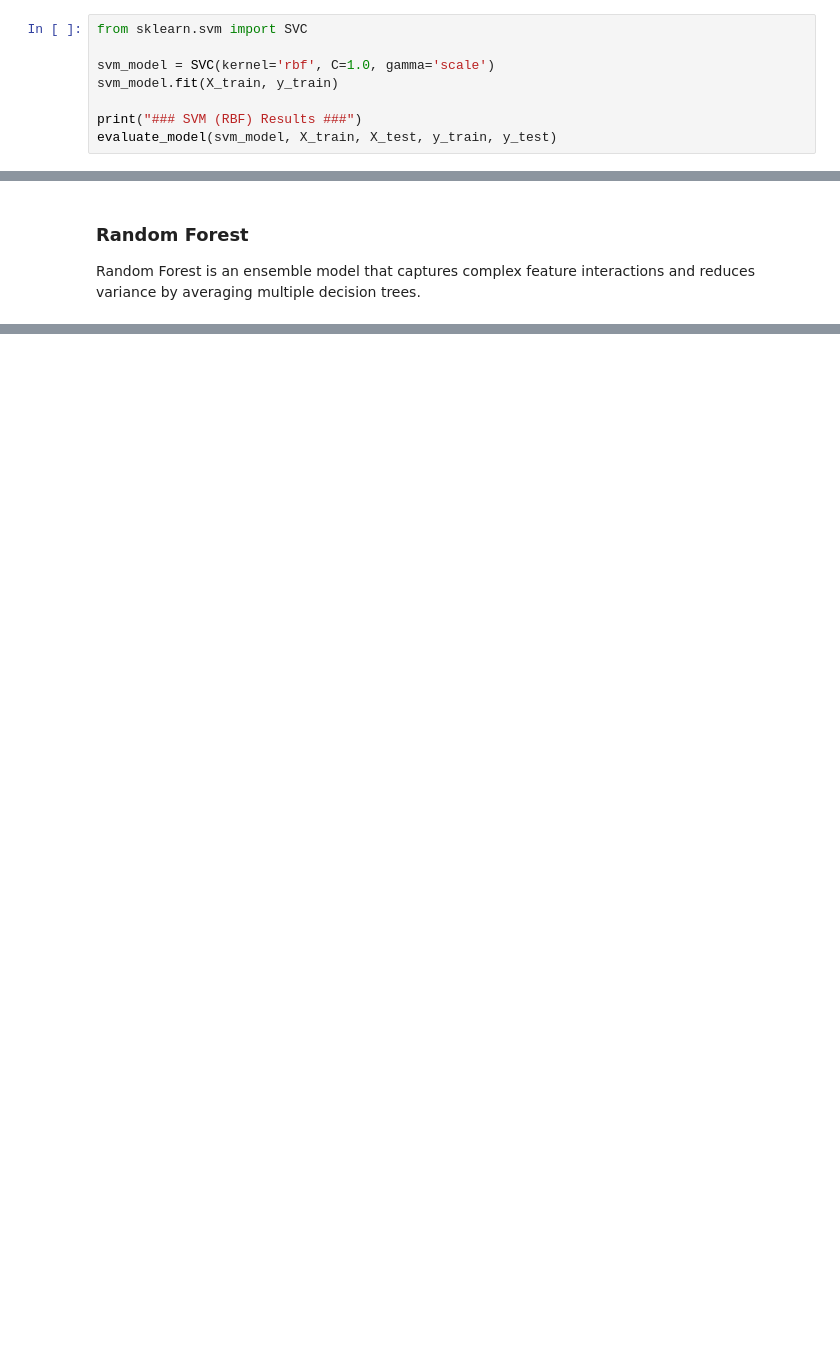
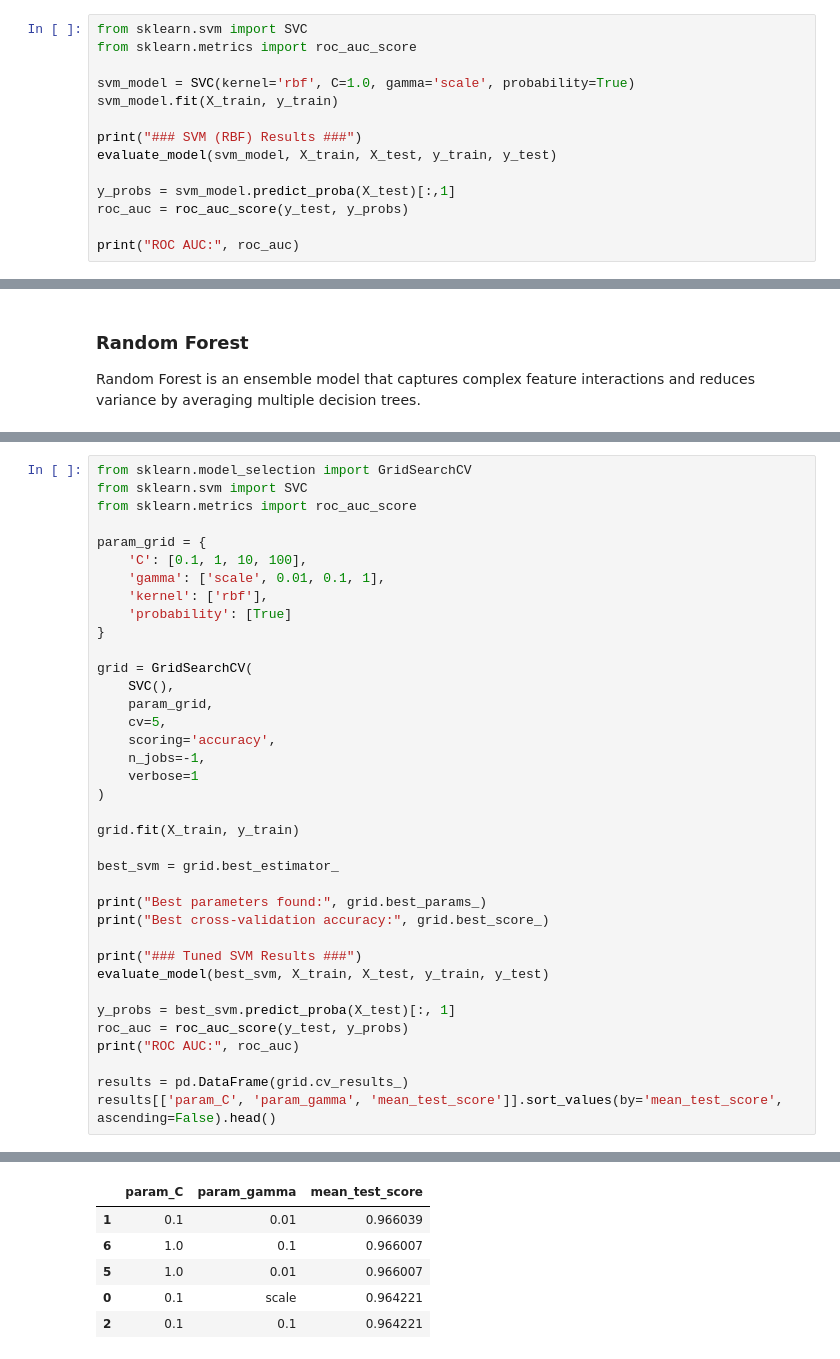
Before and after one commit to EnitaH/ml-classification-analysis, a Jupyter notebook: notebook/classification-analysis.ipynb, the cells around one changed output, grey strips where cells are left out. Saved outputs shown, nothing was run; the diff lists cells and outputs as text; blank space fills up the shorter version.

Commit message:
Add hyperparameter tuning using GridSearchCV

```diff
--- a/notebook/classification-analysis.ipynb
+++ b/notebook/classification-analysis.ipynb
@@ -315,9 +338,15 @@ for k in [3, 5, 7, 9]:
 SVM with an RBF kernel is used to capture non-linear relationships between features. Default hyperparameters (C=1.0, gamma='scale') are used to balance model flexibility and generalisation.
 # %%
 from sklearn.svm import SVC
+from sklearn.metrics import roc_auc_score
 
-svm_model = SVC(kernel='rbf', C=1.0, gamma='scale')
+svm_model = SVC(kernel='rbf', C=1.0, gamma='scale', probability=True)
 svm_model.fit(X_train, y_train)
 
 print("### SVM (RBF) Results ###")
 evaluate_model(svm_model, X_train, X_test, y_train, y_test)
+
+y_probs = svm_model.predict_proba(X_test)[:,1]
+roc_auc = roc_auc_score(y_test, y_probs)
+
+print("ROC AUC:", roc_auc)
@@ -350,0 +456,38 @@ for name, model in models.items():
+# %%
+from sklearn.model_selection import GridSearchCV
+from sklearn.svm import SVC
+from sklearn.metrics import roc_auc_score
+
+param_grid = {
+    'C': [0.1, 1, 10, 100],
+    'gamma': ['scale', 0.01, 0.1, 1],
+    'kernel': ['rbf'],
+    'probability': [True]
+}
+
+grid = GridSearchCV(
+    SVC(),
+    param_grid,
+    cv=5,
+    scoring='accuracy',
+    n_jobs=-1,
+    verbose=1
+)
+
+grid.fit(X_train, y_train)
+
+best_svm = grid.best_estimator_
+
+print("Best parameters found:", grid.best_params_)
+print("Best cross-validation accuracy:", grid.best_score_)
+
+print("### Tuned SVM Results ###")
+evaluate_model(best_svm, X_train, X_test, y_train, y_test)
+
+y_probs = best_svm.predict_proba(X_test)[:, 1]
+roc_auc = roc_auc_score(y_test, y_probs)
+print("ROC AUC:", roc_auc)
+
+results = pd.DataFrame(grid.cv_results_)
+results[['param_C', 'param_gamma', 'mean_test_score']].sort_values(by='mean_test_score', ascending=False).head()
+# %% [output]
@@ -350,0 +514,6 @@ for name, model in models.items():
+|  | param_C | param_gamma | mean_test_score |
+| 1 | 0.1 | 0.01 | 0.966039 |
+| 6 | 1.0 | 0.1 | 0.966007 |
+| 5 | 1.0 | 0.01 | 0.966007 |
+| 0 | 0.1 | scale | 0.964221 |
+| 2 | 0.1 | 0.1 | 0.964221 |
```
Also changed, not shown: parts of 9 cells of this notebook.
